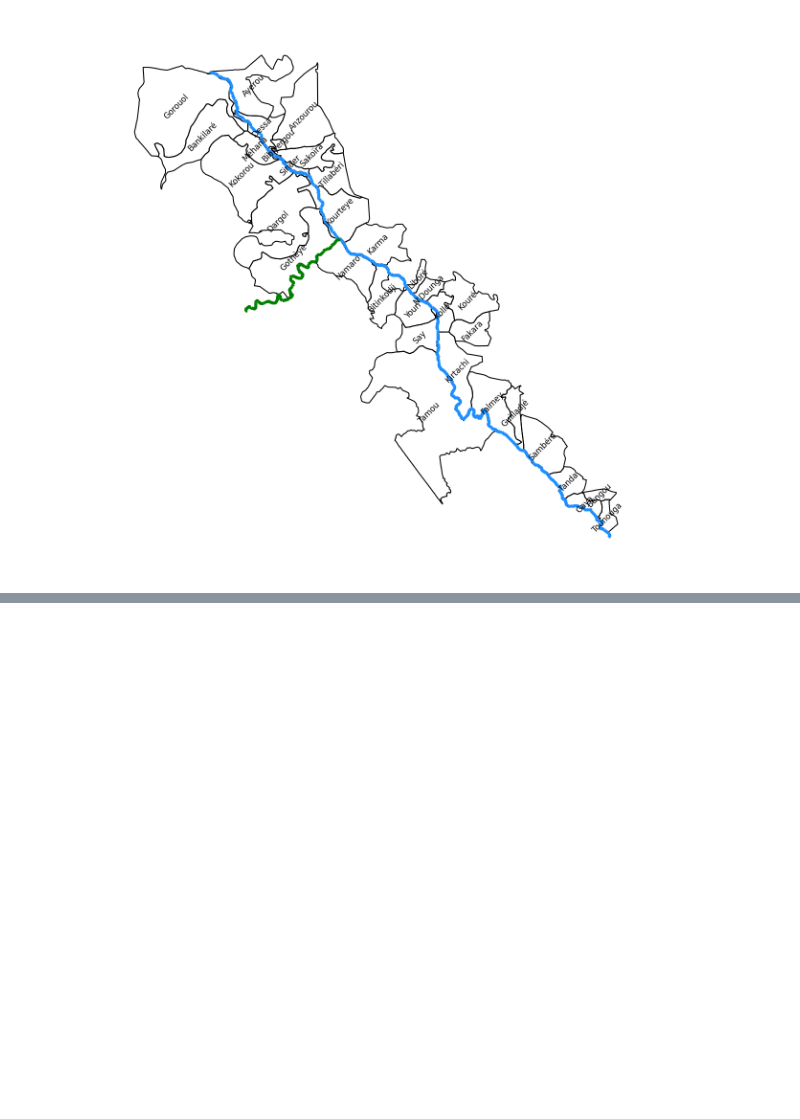
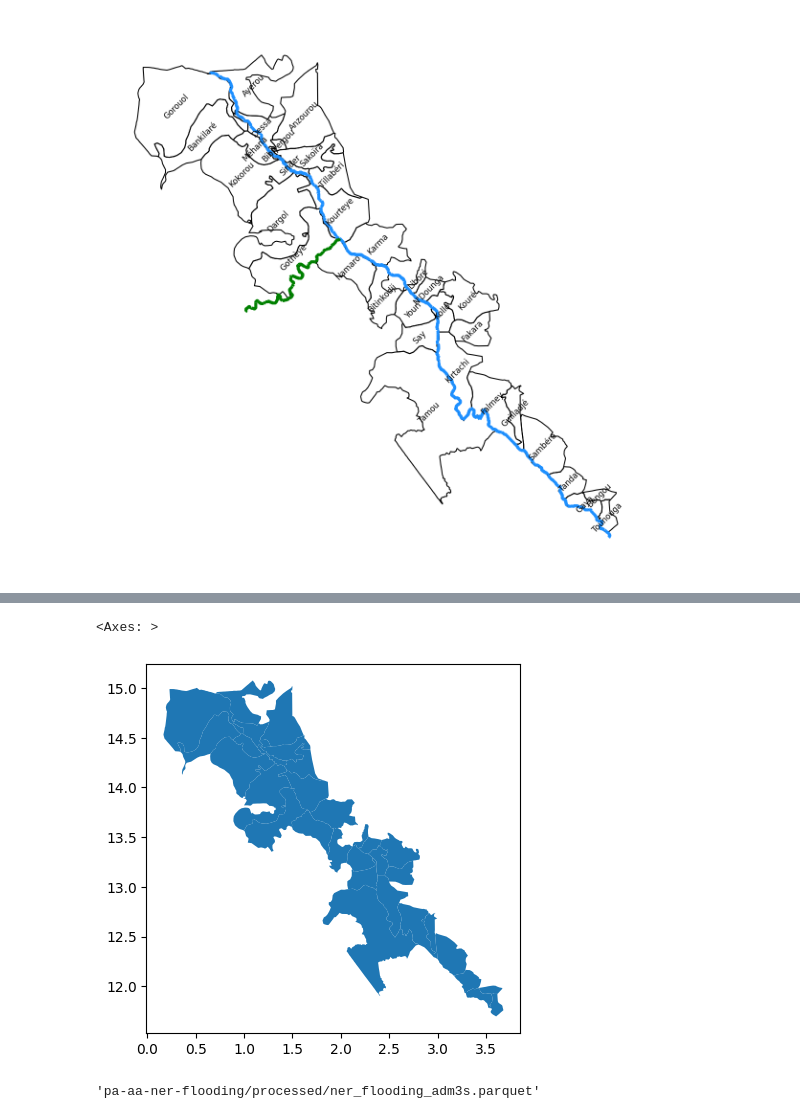
Before and after one commit to OCHA-DAP/pa-aa-ner-flooding, a Jupyter notebook: exploration/2025/communes_2025.ipynb, the cells around one changed output, grey strips where cells are left out. Saved outputs shown, nothing was run; the diff lists cells and outputs as text; code cells hidden in the pictures; blank space fills up the shorter version.

```diff
--- a/exploration/2025/communes_2025.ipynb
+++ b/exploration/2025/communes_2025.ipynb
@@ -431,0 +439,3 @@ stratus.upload_csv_to_blob(df_combine, blob_name)
+# %%
+filename = "ner_flooding_adm3s.parquet"
+blob_name = f"{PROJECT_PREFIX}/processed/{filename}"
@@ -431,0 +456,3 @@ stratus.upload_csv_to_blob(df_combine, blob_name)
+# %%
+def load_geoparquet_from_blob(blob_name, stage="dev"):
+    return gpd.read_parquet(BytesIO(stratus.load_blob_data(blob_name)))
@@ -431,0 +461,9 @@ stratus.upload_csv_to_blob(df_combine, blob_name)
+# %%
+load_geoparquet_from_blob(blob_name).plot()
+# %% [output]
+<Axes: >
+[figure, added]
+# %%
+blob_name
+# %% [output]
+'pa-aa-ner-flooding/processed/ner_flooding_adm3s.parquet'
```
Also changed, not shown: parts of 9 cells of this notebook, 8 other files.
